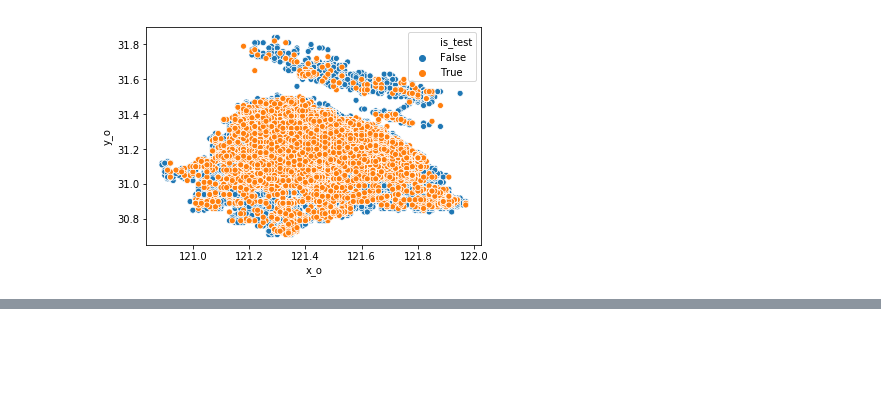
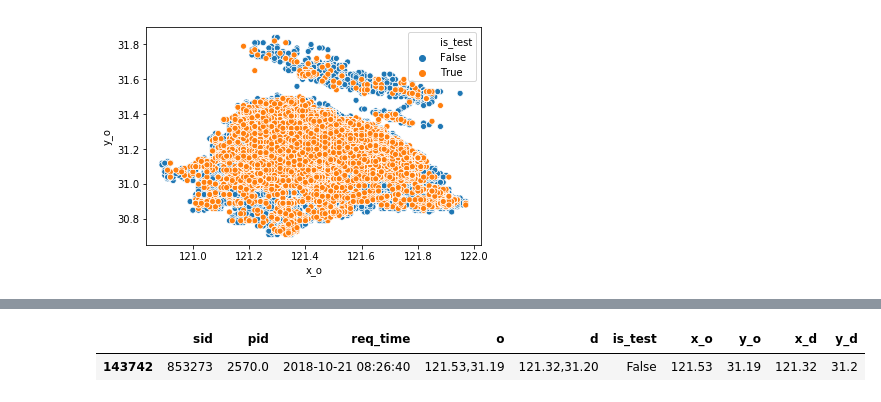
Before and after one commit to MitsuruFujiwara/KDD-Cup-2019, a Jupyter notebook: src/904_EDA_phase2.ipynb, the cells around one changed output, grey strips where cells are left out. Saved outputs shown, nothing was run; the diff lists cells and outputs as text; code cells hidden in the pictures; blank space fills up the shorter version.

```diff
--- a/src/904_EDA_phase2.ipynb
+++ b/src/904_EDA_phase2.ipynb
@@ -20,7 +20,7 @@ train_clicks = pd.read_csv('../input/data_set_phase2/train_clicks_phase2.csv')
 train_plans1 = pd.read_csv('../input/data_set_phase1/train_plans.csv')
 train_plans = pd.read_csv('../input/data_set_phase2/train_plans_phase2.csv')
 train_queries = pd.read_csv('../input/data_set_phase2/train_queries_phase2.csv')
-train_queries1 = pd.read_csv('../input/data_set_phase1/train_queries.csv')
+train_queries1 = pd.read_csv('../input/data_set_phase2/train_queries_phase1.csv')
 # %%
 profiles1 = pd.read_csv('../input/data_set_phase1/profiles.csv')
 # %%
@@ -142,0 +130,5 @@ len(tmp_p)
+# %%
+queries[queries.sid==853273]
+# %% [output]
+|  | sid | pid | req_time | o | d | is_test | x_o | y_o | x_d | y_d |
+| 143742 | 853273 | 2570.0 | 2018-10-21 08:26:40 | 121.53,31.19 | 121.32,31.20 | False | 121.53 | 31.19 | 121.32 | 31.2 |
```
Also changed, not shown: parts of 9 cells of this notebook, 28 other files.
